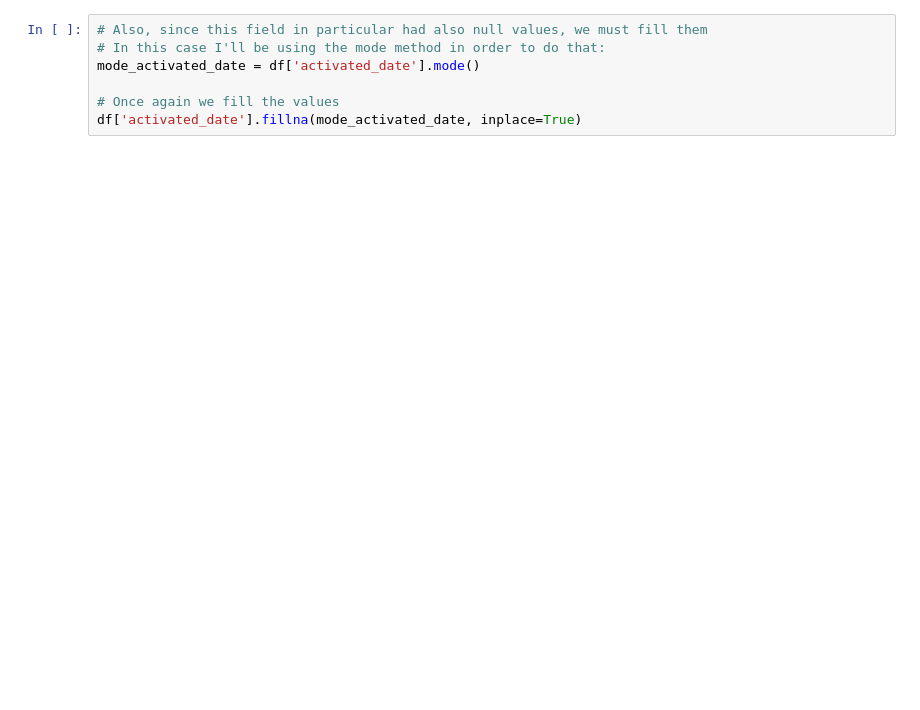
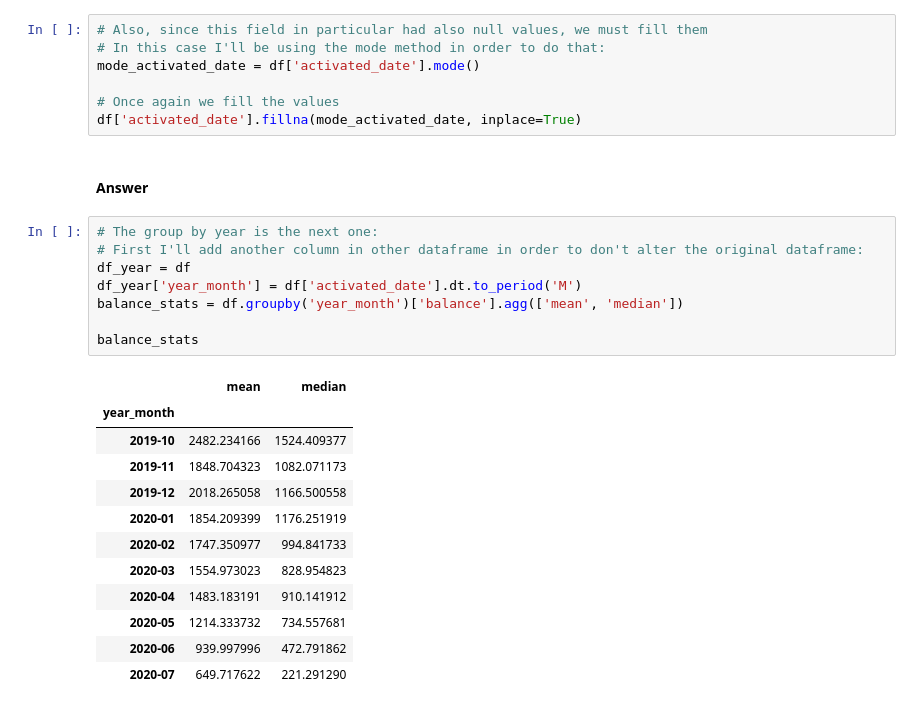
Before and after one commit to earo12/FRAUD_PROJECT, a Jupyter notebook: FRAUD_PROJECT_CLUSTERING.ipynb, the cells around one changed output. Drawn from its saved outputs; the diff is of its cells as text; blank space fills up the shorter version.

```diff
--- a/FRAUD_PROJECT_CLUSTERING.ipynb
+++ b/FRAUD_PROJECT_CLUSTERING.ipynb
@@ -120,3 +119,26 @@ mode_activated_date = df['activated_date'].mode()
 
 # Once again we fill the values
 df['activated_date'].fillna(mode_activated_date, inplace=True)
+# %% [markdown]
+#### Answer
+# %%
+# The group by year is the next one:
+# First I'll add another column in other dataframe in order to don't alter the original dataframe:
+df_year = df
+df_year['year_month'] = df['activated_date'].dt.to_period('M')
+balance_stats = df.groupby('year_month')['balance'].agg(['mean', 'median'])
+
+balance_stats
+# %% [output]
+|  | mean | median |
+| year_month |  |  |
+| 2019-10 | 2482.234166 | 1524.409377 |
+| 2019-11 | 1848.704323 | 1082.071173 |
+| 2019-12 | 2018.265058 | 1166.500558 |
+| 2020-01 | 1854.209399 | 1176.251919 |
+| 2020-02 | 1747.350977 | 994.841733 |
+| 2020-03 | 1554.973023 | 828.954823 |
+| 2020-04 | 1483.183191 | 910.141912 |
+| 2020-05 | 1214.333732 | 734.557681 |
+| 2020-06 | 939.997996 | 472.791862 |
+| 2020-07 | 649.717622 | 221.291290 |
```
Also changed, not shown: parts of 2 cells of this notebook.
